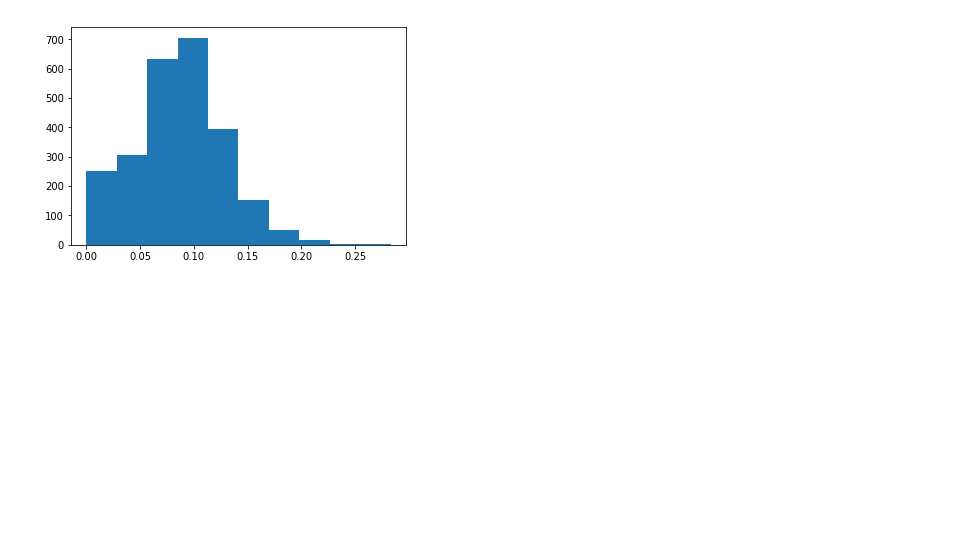
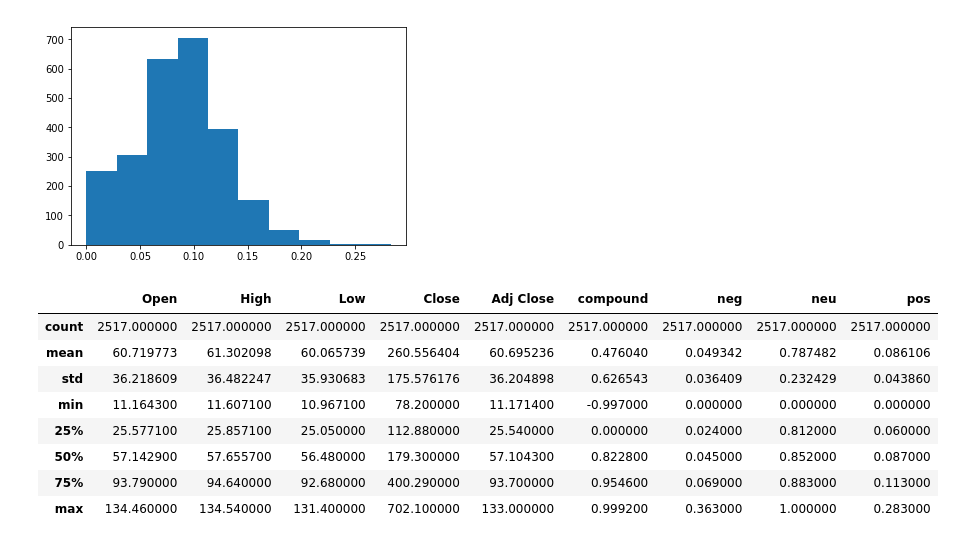
Before and after one commit to micattia/Capstone, a Jupyter notebook: 03_Univariate_analysis.ipynb, the cells around one changed output. Cells and saved outputs as stored; diff of their text form; code cells hidden in the pictures; blank space fills up the shorter version.

```diff
--- a/03_Univariate_analysis.ipynb
+++ b/03_Univariate_analysis.ipynb
@@ -322,3 +322,15 @@ pyplot.show()
 [figure]
 [figure]
 [figure]
+# %%
+dfAPPL.describe()
+# %% [output]
+|  | Open | High | Low | Close | Adj Close | compound | neg | neu | pos |
+| count | 2517.000000 | 2517.000000 | 2517.000000 | 2517.000000 | 2517.000000 | 2517.000000 | 2517.000000 | 2517.000000 | 2517.000000 |
+| mean | 60.719773 | 61.302098 | 60.065739 | 260.556404 | 60.695236 | 0.476040 | 0.049342 | 0.787482 | 0.086106 |
+| std | 36.218609 | 36.482247 | 35.930683 | 175.576176 | 36.204898 | 0.626543 | 0.036409 | 0.232429 | 0.043860 |
+| min | 11.164300 | 11.607100 | 10.967100 | 78.200000 | 11.171400 | -0.997000 | 0.000000 | 0.000000 | 0.000000 |
+| 25% | 25.577100 | 25.857100 | 25.050000 | 112.880000 | 25.540000 | 0.000000 | 0.024000 | 0.812000 | 0.060000 |
+| 50% | 57.142900 | 57.655700 | 56.480000 | 179.300000 | 57.104300 | 0.822800 | 0.045000 | 0.852000 | 0.087000 |
+| 75% | 93.790000 | 94.640000 | 92.680000 | 400.290000 | 93.700000 | 0.954600 | 0.069000 | 0.883000 | 0.113000 |
+| max | 134.460000 | 134.540000 | 131.400000 | 702.100000 | 133.000000 | 0.999200 | 0.363000 | 1.000000 | 0.283000 |
```
Also changed, not shown: parts of 2 cells of this notebook.
